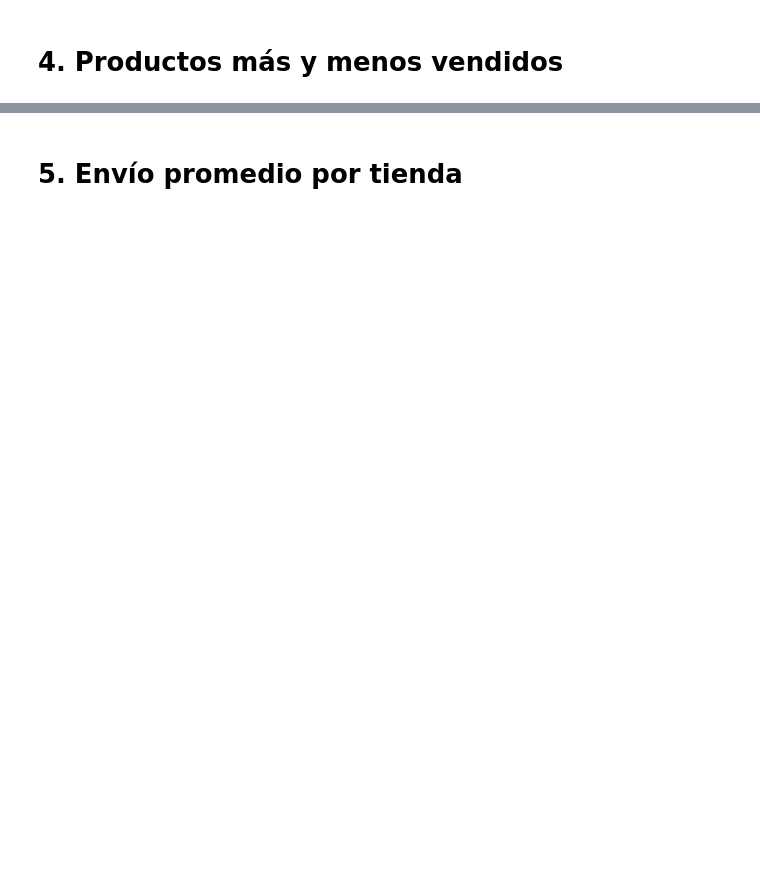
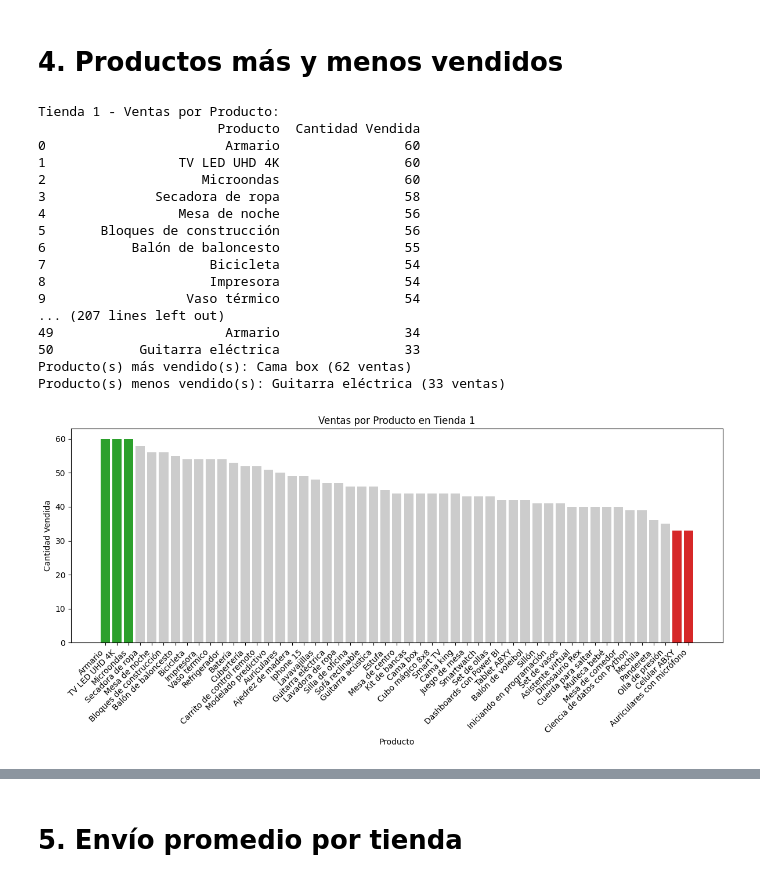
Before and after one commit to 20BaNi00/Amigo-Secreto, a Jupyter notebook: AluraStoreLatam.ipynb, the cells around one changed output, grey strips where cells are left out. Saved outputs shown, nothing was run; the diff lists cells and outputs as text; code cells hidden in the pictures; blank space fills up the shorter version.

```diff
--- a/AluraStoreLatam.ipynb
+++ b/AluraStoreLatam.ipynb
@@ -73,2 +298,13 @@ NameError: name 'suma' is not defined
 # %% [markdown]
 # 3. Calificación promedio de la tienda
+# %%
+print("\nAnálisis de Calificación Promedio:")
+print("------------------------------------")
+for df, nombre_tienda in tiendas:
+    # Calcular la calificación promedio, manejando casos sin calificaciones
+    if 'Calificación' in df.columns and not df['Calificación'].isnull().all():
+        calificacion_promedio = df['Calificación'].mean()
+        # Mostrar la calificación promedio formateada
+        print(f"Calificación promedio en {nombre_tienda}: {calificacion_promedio:.2f}")
+    else:
+        print(f"No hay datos de calificación disponibles para {nombre_tienda}")
@@ -75,2 +318,71 @@ NameError: name 'suma' is not defined
 # %% [markdown]
 # 4. Productos más y menos vendidos
+# %%
+# Procesar cada tienda
+for df, nombre_tienda in tiendas:
+    # Agrupar por Producto y contar las ventas
+    ventas_por_producto = df.groupby('Producto').size().reset_index(name='Cantidad Vendida')
+
+    # Ordenar por cantidad vendida de mayor a menor
+    ventas_por_producto = ventas_por_producto.sort_values(by='Cantidad Vendida', ascending=False)
+
+    # Restablecer el índice para que sea consecutivo
+    ventas_por_producto = ventas_por_producto.reset_index(drop=True)
+
+    # Verificar si hay datos
+    if ventas_por_producto.empty:
+        print(f"\n{nombre_tienda} - No hay datos de ventas disponibles.")
+        continue
+
+    # Identificar el producto más vendido
+    max_ventas = ventas_por_producto['Cantidad Vendida'].max()
+    productos_mas_vendidos = ventas_por_producto[ventas_por_producto['Cantidad Vendida'] == max_ventas]['Producto'].tolist()
+
+    # Identificar el producto menos vendido
+    min_ventas = ventas_por_producto['Cantidad Vendida'].min()
+    productos_menos_vendidos = ventas_por_producto[ventas_por_producto['Cantidad Vendida'] == min_ventas]['Producto'].tolist()
+
+    # Mostrar resultados
+    print(f"\n{nombre_tienda} - Ventas por Producto:")
+    print(ventas_por_producto)
+    print(f"Producto(s) más vendido(s): {', '.join(productos_mas_vendidos)} ({max_ventas} ventas)")
+    print(f"Producto(s) menos vendido(s): {', '.join(productos_menos_vendidos)} ({min_ventas} ventas)")
+
+    # Visualización
+    plt.figure(figsize=(12, 6))
+    # Crear lista de colores: verde para más vendido, rojo para menos vendido, gris para otros
+    colores = []
+    for _, row in ventas_por_producto.iterrows():
+        if row['Producto'] in productos_mas_vendidos:
+            colores.append('#2ca02c')  # Verde para más vendido
+        elif row['Producto'] in productos_menos_vendidos:
+            colores.append('#d62728')  # Rojo para menos vendido
+        else:
+            colores.append('#cccccc')  # Gris para otros
+
+    plt.bar(ventas_por_producto['Producto'], ventas_por_producto['Cantidad Vendida'], color=colores)
+    plt.title(f'Ventas por Producto en {nombre_tienda}')
+    plt.xlabel('Producto')
+    plt.ylabel('Cantidad Vendida')
+    plt.xticks(rotation=45, ha='right')
+    plt.savefig(f'ventas_{nombre_tienda.replace(" ", "_").lower()}.png')
+    plt.tight_layout()
+# %% [output]
+Tienda 1 - Ventas por Producto:
+                       Producto  Cantidad Vendida
+0                       Armario                60
+1                 TV LED UHD 4K                60
+2                    Microondas                60
+3              Secadora de ropa                58
+4                 Mesa de noche                56
+5       Bloques de construcción                56
+6           Balón de baloncesto                55
+7                     Bicicleta                54
+8                     Impresora                54
+9                  Vaso térmico                54
+... (207 lines left out)
+49                      Armario                34
+50           Guitarra eléctrica                33
+Producto(s) más vendido(s): Cama box (62 ventas)
+Producto(s) menos vendido(s): Guitarra eléctrica (33 ventas)
+[figure, added]
```
Also changed, not shown: parts of 8 cells of this notebook.
